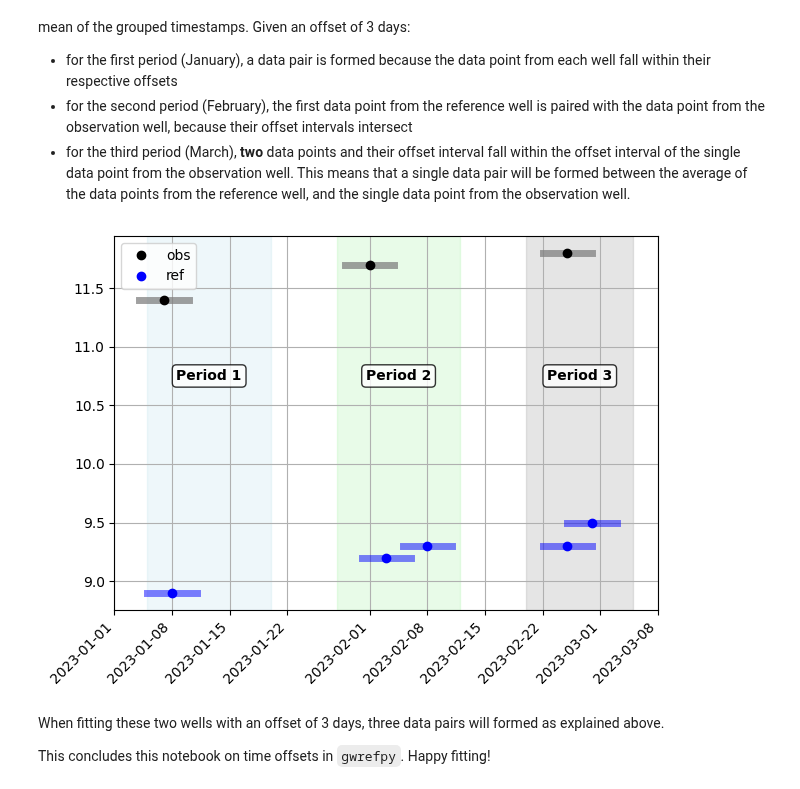
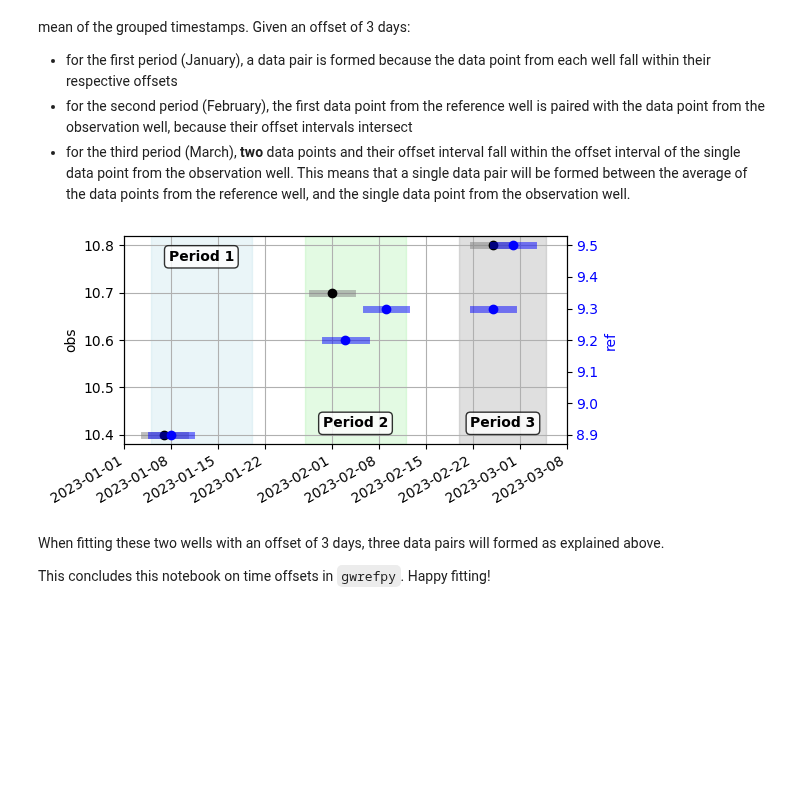
Before and after one commit to sgfsweden/gwrefpy, a Jupyter notebook: docs/user_guide/3_time_offsets.ipynb, the cells around one changed output. Cells and saved outputs as stored; diff of their text form; code cells hidden in the pictures; blank space fills up the shorter version.

Commit message:
update time offset notebook

```diff
--- a/docs/user_guide/3_time_offsets.ipynb
+++ b/docs/user_guide/3_time_offsets.ipynb
@@ -99,6 +100,8 @@ Let's plot the width of the offset to understand the results better.
 fig, axs = plt.subplots(nrows=len(offsets), ncols=1, sharex=True)
 
 for i, (ax, offset) in enumerate(zip(axs, offsets)):
+    ax2 = ax.twinx()
+
     for ts, value in obs_ts.items():
         x_start = ts - pd.Timedelta(offset)
         x_end = ts + pd.Timedelta(offset)
@@ -108,20 +111,20 @@ for i, (ax, offset) in enumerate(zip(axs, offsets)):
     for ts, value in ref_ts.items():
         x_start = ts - pd.Timedelta(offset)
         x_end = ts + pd.Timedelta(offset)
-        ax.plot([x_start, x_end], [value, value],
-                color="blue", alpha=0.5, linewidth=5)
+        ax2.plot([x_start, x_end], [value, value],
+                 color="blue", alpha=0.5, linewidth=5)
 
     obs_ts.plot(ax=ax, marker="o", linestyle="", label="obs", color="black")
-    ref_ts.plot(ax=ax, marker="o", linestyle="", label="ref", color="blue")
+    ref_ts.plot(ax=ax2, marker="o", linestyle="", label="ref", color="blue")
+
+    ax.set_ylabel("obs", color="black")
+    ax2.set_ylabel("ref", color="blue")
+
+    ax.tick_params(axis="y", labelcolor="black")
+    ax2.tick_params(axis="y", labelcolor="blue")
 
     ax.set_title(f"{pd.to_timedelta(offset).days} days")
     ax.grid()
 
-    if i < len(offsets) - 1:
-        ax.set_xticklabels([])
-        ax.tick_params(axis='x', which='both', bottom=False, top=False)
-
-axs[-1].legend(bbox_to_anchor=(0.5, -0.15), loc='upper center', ncol=2)
-
 fig.tight_layout()
 # %% [output]
@@ -137,51 +140,58 @@ As mentioned, any points within the offset interval are averaged. The newly cons
 # %%
 offset = "3D"
 
-fig, ax = plt.subplots()
+fig, ax = plt.subplots(figsize=(6, 3))
+ax2 = ax.twinx()
 
-# Your existing plotting code
 for ts, value in obs_ts.items():
     x_start = ts - pd.Timedelta(offset)
     x_end = ts + pd.Timedelta(offset)
     ax.plot([x_start, x_end], [value, value],
-            color="gray", alpha=0.75, linewidth=5)
+            color="gray", alpha=0.5, linewidth=5)
 
 for ts, value in ref_ts.items():
     x_start = ts - pd.Timedelta(offset)
     x_end = ts + pd.Timedelta(offset)
-    ax.plot([x_start, x_end], [value, value],
-            color="blue", alpha=0.5, linewidth=5)
+    ax2.plot([x_start, x_end], [value, value],
+             color="blue", alpha=0.5, linewidth=5)
 
 obs_ts.plot(ax=ax, marker="o", linestyle="", label="obs", color="black")
-ref_ts.plot(ax=ax, marker="o", linestyle="", label="ref", color="blue")
+ref_ts.plot(ax=ax2, marker="o", linestyle="", label="ref", color="blue")
 
-# Define periods explicitly (adjust dates based on your actual data)
+ax.set_ylabel("obs", color="black")
+ax2.set_ylabel("ref", color="blue")
+
+ax.tick_params(axis="y", labelcolor="black")
+ax2.tick_params(axis="y", labelcolor="blue")
+
 periods = [
     ("2023-01-05", "2023-01-20", "Period 1"),
     ("2023-01-28", "2023-02-12", "Period 2"),
     ("2023-02-20", "2023-03-05", "Period 3")
 ]
 
 colors = ["lightblue", "lightgreen", "grey"]
+y_positions = [0.9, 0.1, 0.1]
 
 for i, (start_date, end_date, label) in enumerate(periods):
     start = pd.Timestamp(start_date)
     end = pd.Timestamp(end_date)
 
-    ax.axvspan(start, end, alpha=0.2, color=colors[i], zorder=0)
+    ax.axvspan(start, end, alpha=0.25, color=colors[i], zorder=0)
 
     center = start + (end - start) / 2
-    y_pos = ax.get_ylim()[1] * 0.9  # Position near top of plot
+    y_min, y_max = ax.get_ylim()
+    y_pos = y_min + (y_max - y_min) * y_positions[i]
     ax.text(center, y_pos, label,
             ha="center", va="center", fontweight="bold",
             bbox=dict(boxstyle="round,pad=0.3", facecolor="white", alpha=0.8))
 
 ax.grid()
-ax.legend()
+
 plt.xticks(rotation=45)
 plt.tight_layout()
 # %% [output]
-[figure, old version]
+[figure, new version]
 # %% [markdown]
 When fitting these two wells with an offset of 3 days, three data pairs will formed as explained above.
 
```
Also changed, not shown: parts of 8 cells of this notebook.
